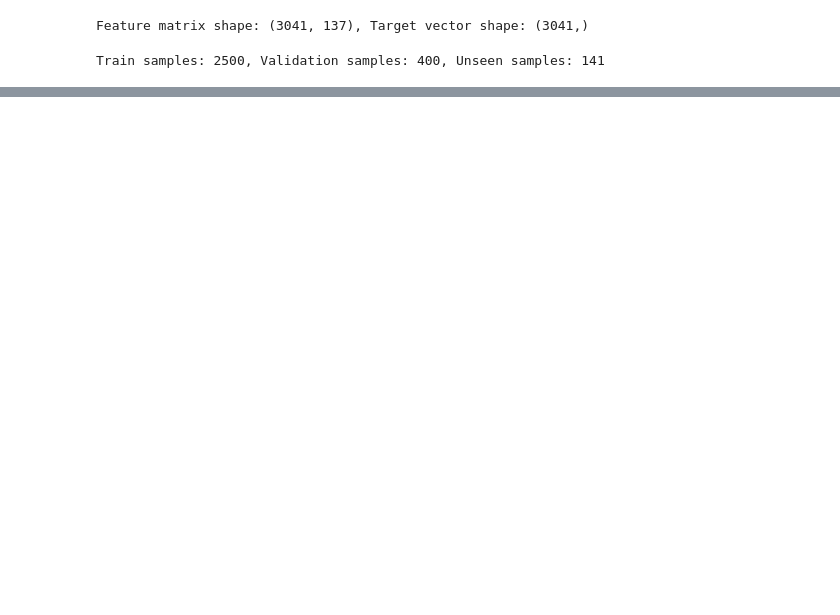
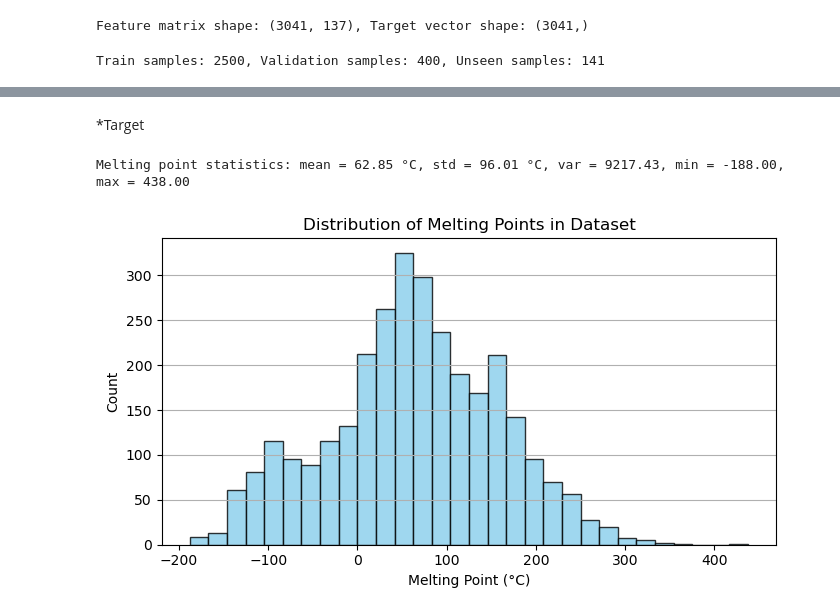
Before and after one commit to submerged-in-matrix/materials-ml-projects-, a Jupyter notebook: Projects/P_4_MP_Pred_2_Lvl_Ensemble/P_4_MP_Pred_2_Lvl_Ensemble.ipynb, the cells around one changed output, grey strips where cells are left out. Saved outputs shown, nothing was run; the diff lists cells and outputs as text; code cells hidden in the pictures; blank space fills up the shorter version.

```diff
--- a/Projects/P_4_MP_Pred_2_Lvl_Ensemble/P_4_MP_Pred_2_Lvl_Ensemble.ipynb
+++ b/Projects/P_4_MP_Pred_2_Lvl_Ensemble/P_4_MP_Pred_2_Lvl_Ensemble.ipynb
@@ -220,0 +275,24 @@ display(Markdown(r"""
+# %% [markdown]
+*Target
+# %%
+# Basic statistics
+mean_mp = y.mean()
+std_mp = y.std()
+var_mp = y.var()
+min_mp = y.min()
+max_mp = y.max()
+
+print(f"Melting point statistics: mean = {mean_mp:.2f} °C, std = {std_mp:.2f} °C, var = {var_mp:.2f}, min = {min_mp:.2f}, max = {max_mp:.2f}")
+
+# Histogram
+plt.figure(figsize=(7,4))
+plt.hist(y, bins=30, color="skyblue", edgecolor="k", alpha=0.8)
+plt.xlabel("Melting Point (°C)")
+plt.ylabel("Count")
+plt.title("Distribution of Melting Points in Dataset")
+plt.grid(axis="y")
+plt.tight_layout()
+plt.show()
+# %% [output]
+Melting point statistics: mean = 62.85 °C, std = 96.01 °C, var = 9217.43, min = -188.00, max = 438.00
+[figure, added]
```
Also changed, not shown: parts of 17 cells of this notebook.
